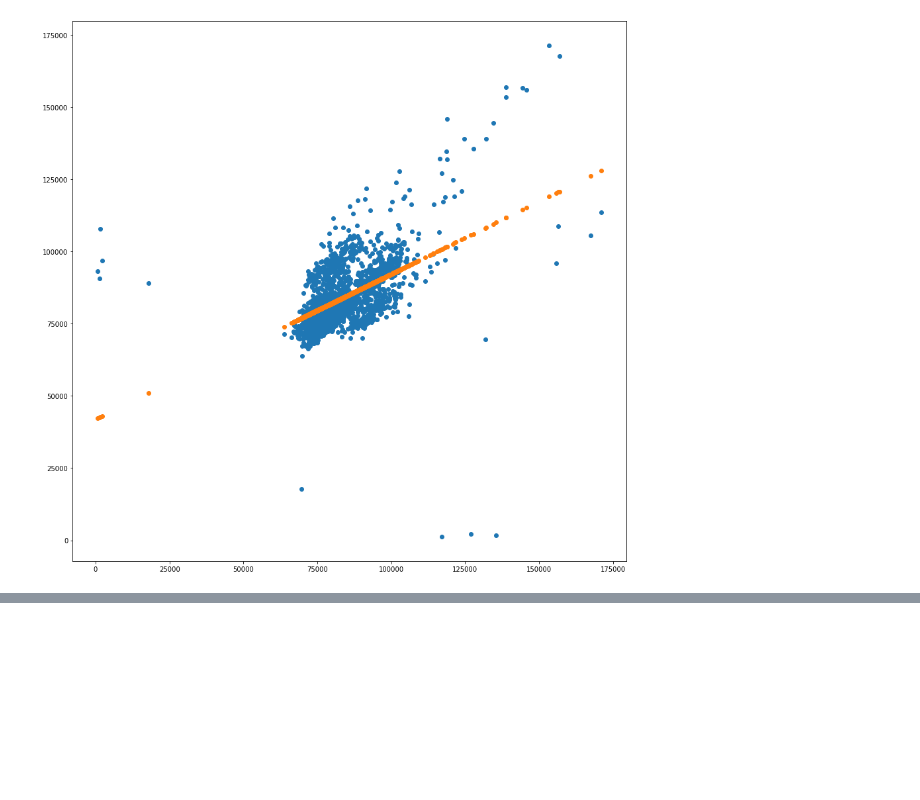
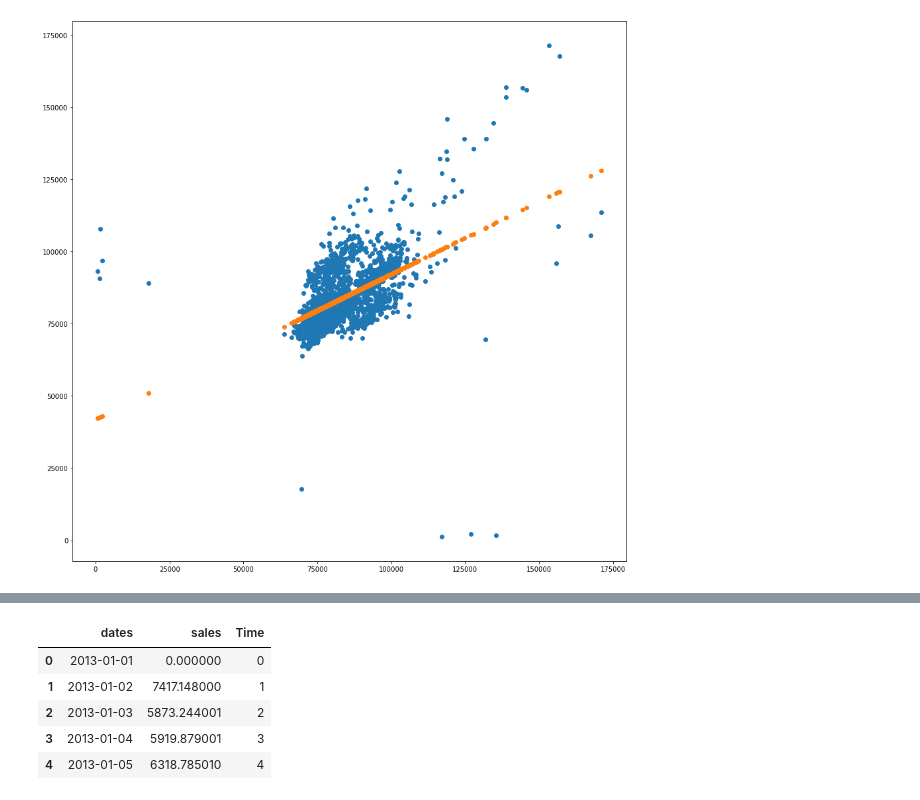
Before and after one commit to AnthonyWilson1/Store-Sales-Time-Series, a Jupyter notebook: TimeSeriesVisuals.ipynb, the cells around one changed output, grey strips where cells are left out. Saved outputs shown, nothing was run; the diff lists cells and outputs as text; code cells hidden in the pictures; blank space fills up the shorter version.

```diff
--- a/TimeSeriesVisuals.ipynb
+++ b/TimeSeriesVisuals.ipynb
@@ -199,0 +212,14 @@ EDA of
+# %%
+sales_one_df = pd.DataFrame()
+sales_one_df['dates'] = sales_dates
+sales_one_df['sales'] = sales_one_values
+sales_one_df['Time'] = np.arange(len(sales_one_df.index))
+sales_one_df = sales_one_df.reset_index(drop=True)
+sales_one_df.head()
+# %% [output]
+|  | dates | sales | Time |
+| 0 | 2013-01-01 | 0.000000 | 0 |
+| 1 | 2013-01-02 | 7417.148000 | 1 |
+| 2 | 2013-01-03 | 5873.244001 | 2 |
+| 3 | 2013-01-04 | 5919.879001 | 3 |
+| 4 | 2013-01-05 | 6318.785010 | 4 |
```
Also changed, not shown: parts of 8 cells of this notebook.
